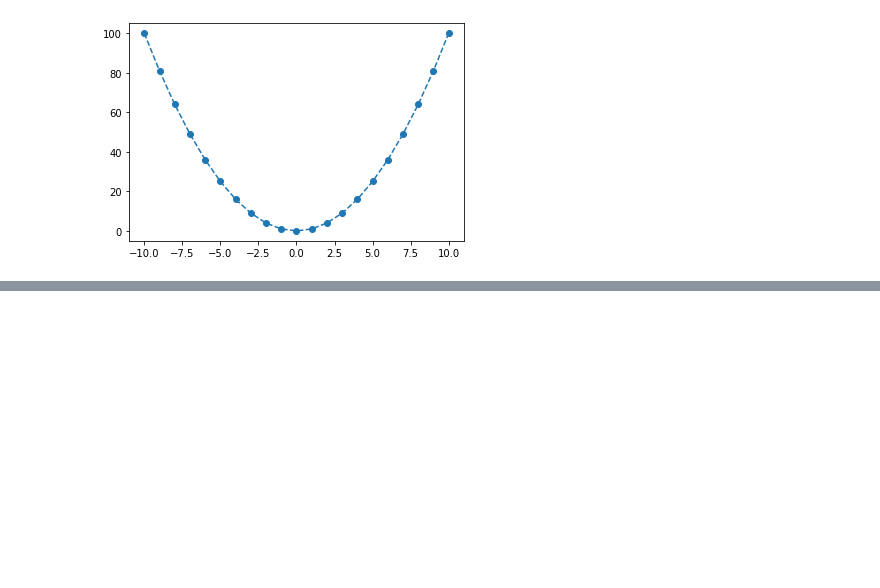
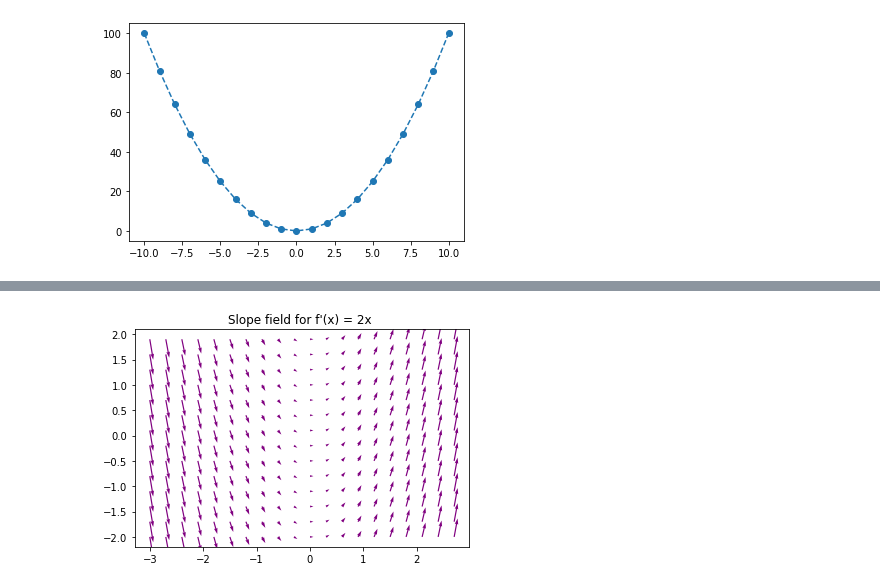
Before and after one commit to ravi4j/python_notebooks, a Jupyter notebook: Learn_plot_with_math.ipynb, the cells around one changed output, grey strips where cells are left out. Saved outputs shown, nothing was run; the diff lists cells and outputs as text; code cells hidden in the pictures; blank space fills up the shorter version.

```diff
--- a/Learn_plot_with_math.ipynb
+++ b/Learn_plot_with_math.ipynb
@@ -107,0 +138,20 @@ dxdy = [1.0, 0.9994000299999999, 0.9988001200000003, 0.9982002700000003, 0.99760
+# %%
+import matplotlib.pyplot as plt
+import numpy as np
+
+nx =.3
+ny =.3
+x = np.arange(-3, 3, nx)
+y = np.arange(-2,2, ny)
+X , Y = np.meshgrid(x,y)
+# derivative
+dy = 2*X
+dx = np.ones(dy.shape)
+#print(f"dx = {dx} , dy = {dy}")
+
+# plot
+plt.quiver(X, Y, dx , dy , color='purple')
+plt.title("Slope field for f'(x) = 2x ")
+plt.show()
+# %% [output]
+[figure, added]
```
Also changed, not shown: parts of 5 cells of this notebook.
